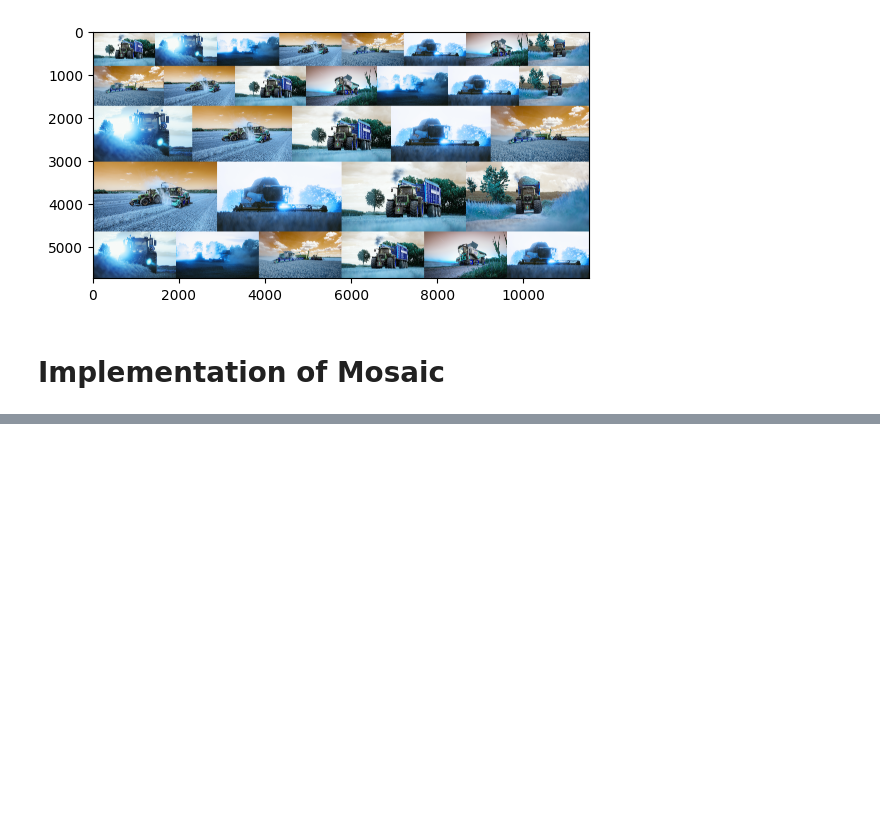
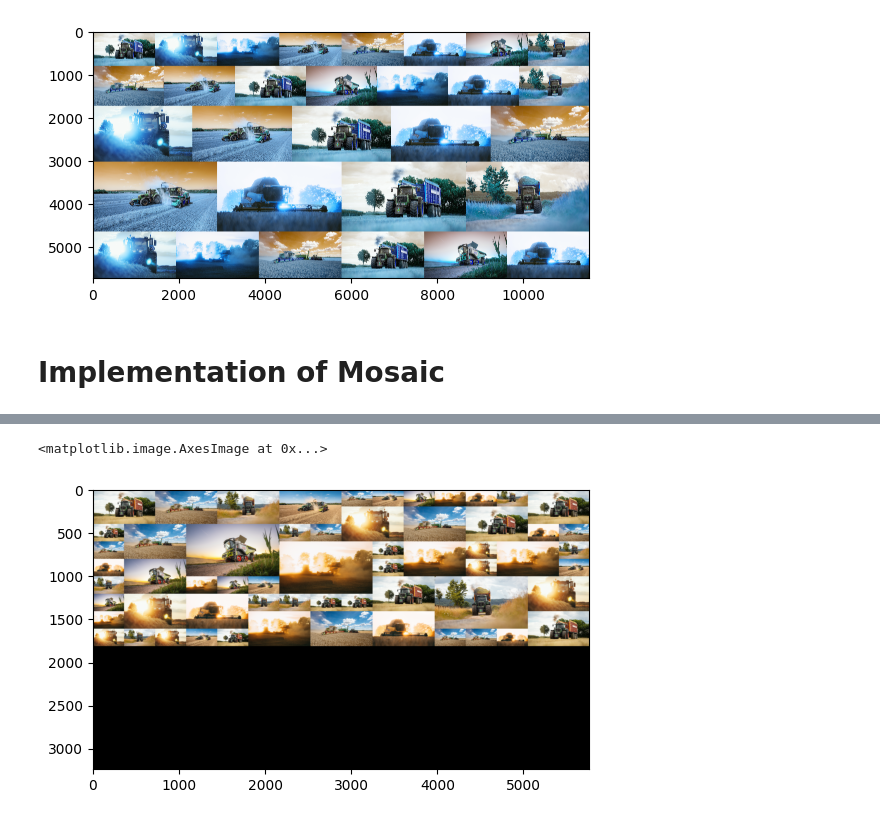
Before and after one commit to mgoetze06/learnPy, a Jupyter notebook: mosaic/mosaic.ipynb, the cells around one changed output, grey strips where cells are left out. Drawn from its saved outputs; the diff is of its cells as text; code cells hidden in the pictures; blank space fills up the shorter version.

```diff
--- a/mosaic/mosaic.ipynb
+++ b/mosaic/mosaic.ipynb
@@ -193,0 +272,5 @@ for ms in mosaic:
+# %%
+plt.imshow(cv2.cvtColor(collage,cv2.COLOR_BGR2RGB))
+# %% [output]
+<matplotlib.image.AxesImage at 0x...>
+[figure, added]
```
Also changed, not shown: parts of 12 cells of this notebook.
